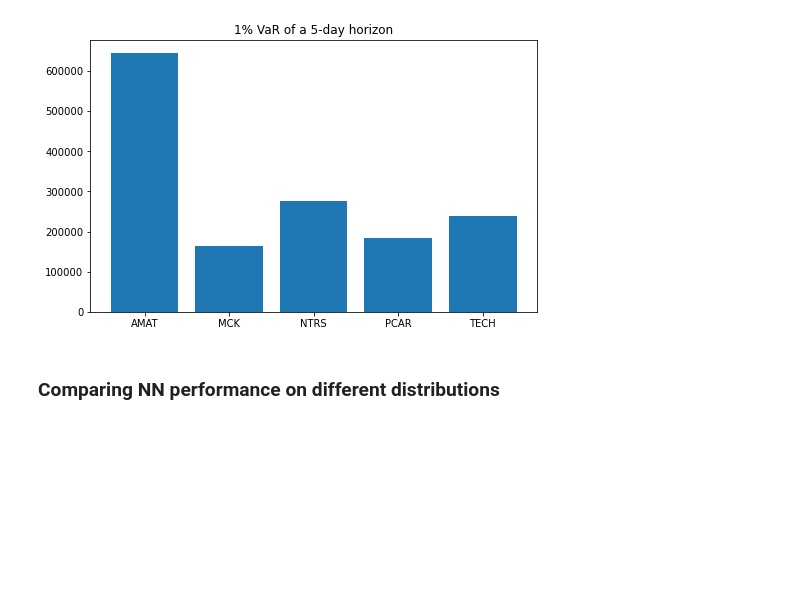
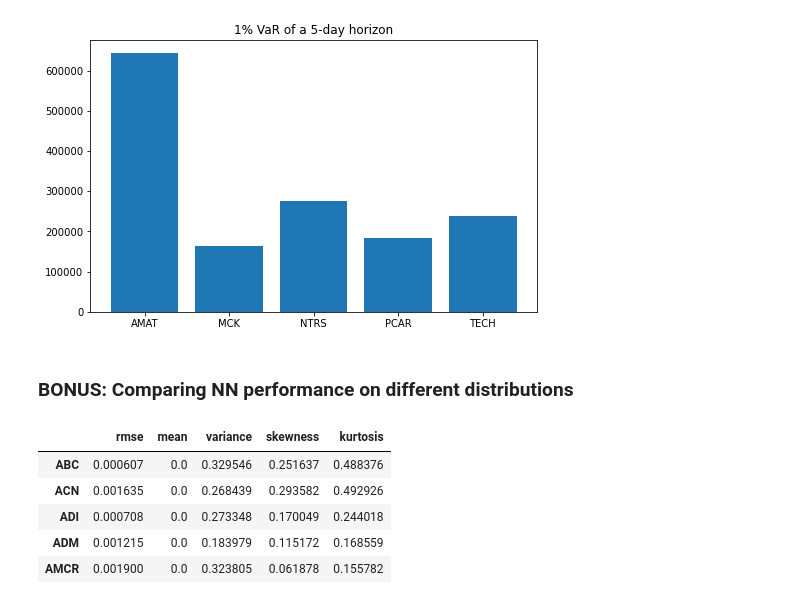
Before and after one commit to corentinwerenne/volatility_prediction, a Jupyter notebook: wip.ipynb, the cells around one changed output. Drawn from its saved outputs; the diff is of its cells as text; code cells hidden in the pictures; blank space fills up the shorter version.

```diff
--- a/wip.ipynb
+++ b/wip.ipynb
@@ -655,7 +660,7 @@ value_at_risk = var(s=5, n=5, start='2020-01-01', end='2021-12-31', interval='1d
 [*********************100%***********************]  5 of 5 completed
 [figure]
 # %% [markdown]
-### Comparing NN performance on different distributions
+### BONUS: Comparing NN performance on different distributions
 # %%
 # Get data
 def nn_vs_moments(s, n, start, end, interval):
@@ -710,3 +705,12 @@ for ticker in trues['variance'].keys():
+# %%
+moments_rmses_df.head()
+# %% [output]
+|  | rmse | mean | variance | skewness | kurtosis |
+| ABC | 0.000607 | 0.0 | 0.329546 | 0.251637 | 0.488376 |
+| ACN | 0.001635 | 0.0 | 0.268439 | 0.293582 | 0.492926 |
+| ADI | 0.000708 | 0.0 | 0.273348 | 0.170049 | 0.244018 |
+| ADM | 0.001215 | 0.0 | 0.183979 | 0.115172 | 0.168559 |
+| AMCR | 0.001900 | 0.0 | 0.323805 | 0.061878 | 0.155782 |
 # %%
 # Plot these tickers moments against the rmse
 for column in ['variance', 'skewness', 'kurtosis']:
```
Also changed, not shown: parts of 24 cells of this notebook.
